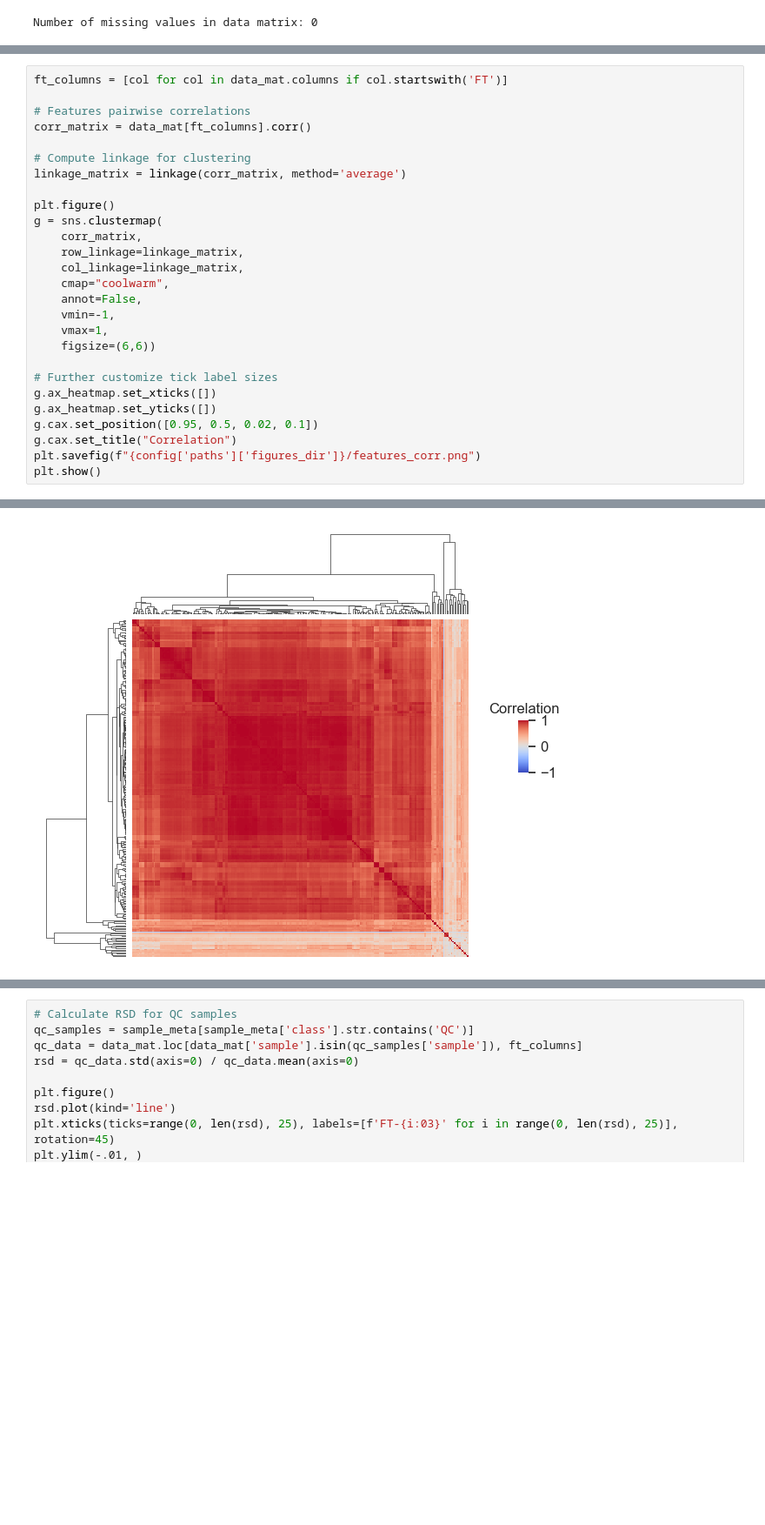
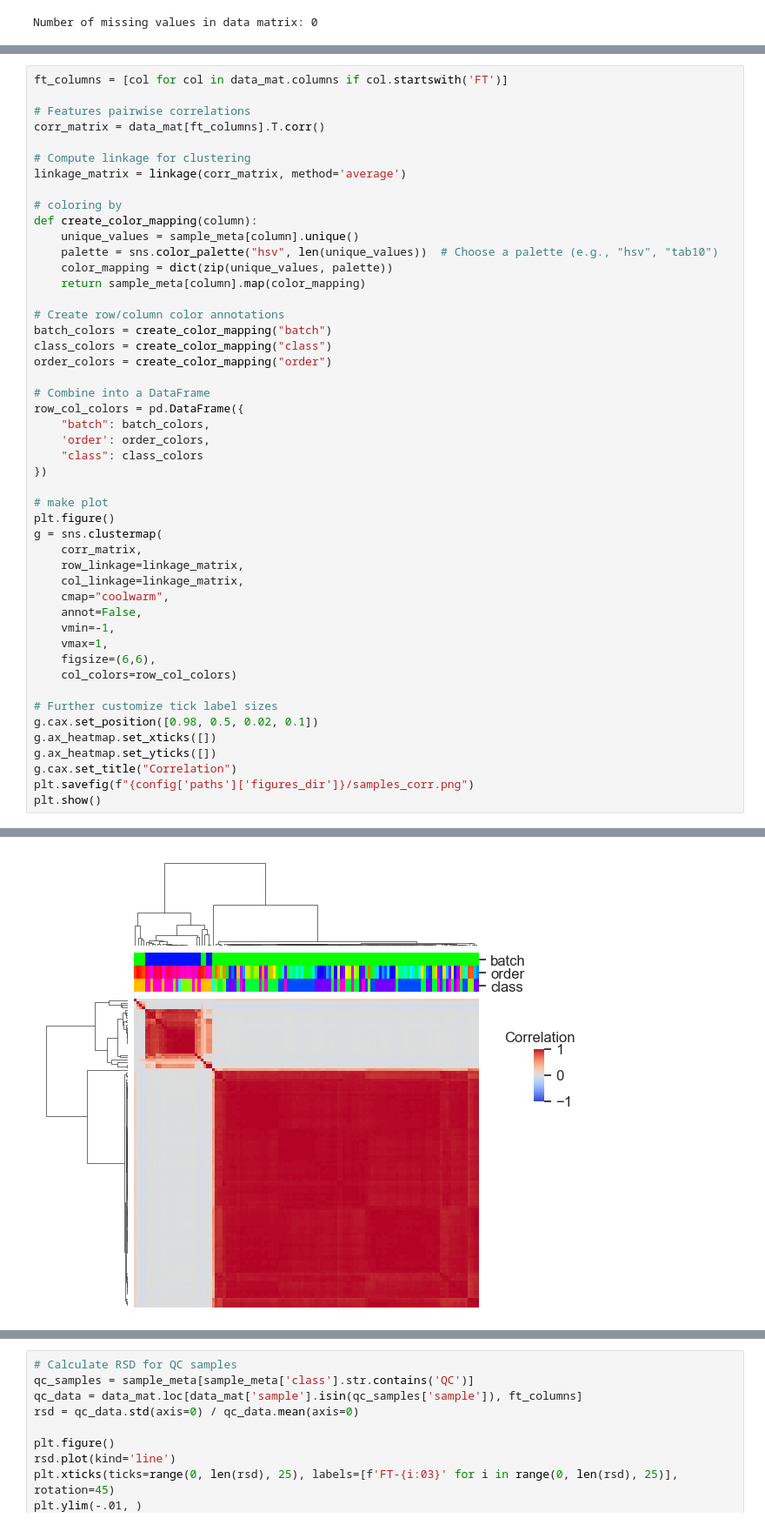
Before and after one commit to AliSaadatV/glycan_analysis, a Jupyter notebook: task1/notebooks/01_EDA.ipynb, the cells around one changed output, grey strips where cells are left out. Shown at 87% size. Drawn from its saved outputs; the diff is of its cells as text; blank space fills up the shorter version.

```diff
--- a/task1/notebooks/01_EDA.ipynb
+++ b/task1/notebooks/01_EDA.ipynb
@@ -75,30 +97,51 @@ Number of missing values in data matrix: 0
 # %%
 ft_columns = [col for col in data_mat.columns if col.startswith('FT')]
 
 # Features pairwise correlations
-corr_matrix = data_mat[ft_columns].corr()
+corr_matrix = data_mat[ft_columns].T.corr()
 
 # Compute linkage for clustering
 linkage_matrix = linkage(corr_matrix, method='average')
 
+# coloring by
+def create_color_mapping(column):
+    unique_values = sample_meta[column].unique()
+    palette = sns.color_palette("hsv", len(unique_values))  # Choose a palette (e.g., "hsv", "tab10")
+    color_mapping = dict(zip(unique_values, palette))
+    return sample_meta[column].map(color_mapping)
+
+# Create row/column color annotations
+batch_colors = create_color_mapping("batch")
+class_colors = create_color_mapping("class")
+order_colors = create_color_mapping("order")
+
+# Combine into a DataFrame
+row_col_colors = pd.DataFrame({
+    "batch": batch_colors,
+    'order': order_colors,
+    "class": class_colors
+})
+
+# make plot
 plt.figure()
 g = sns.clustermap(
     corr_matrix,
     row_linkage=linkage_matrix,
     col_linkage=linkage_matrix,
     cmap="coolwarm",
     annot=False,
     vmin=-1,
     vmax=1,
-    figsize=(6,6))
+    figsize=(6,6),
+    col_colors=row_col_colors)
 
 # Further customize tick label sizes
+g.cax.set_position([0.98, 0.5, 0.02, 0.1])
 g.ax_heatmap.set_xticks([])
 g.ax_heatmap.set_yticks([])
-g.cax.set_position([0.95, 0.5, 0.02, 0.1])
 g.cax.set_title("Correlation")
-plt.savefig(f"{config['paths']['figures_dir']}/features_corr.png")
+plt.savefig(f"{config['paths']['figures_dir']}/samples_corr.png")
 plt.show()
 # %% [output]
 <Figure size 800x600 with 0 Axes>
-[figure, old version]
+[figure, new version]
```
Also changed, not shown: parts of 20 cells of this notebook, 14 other files.
